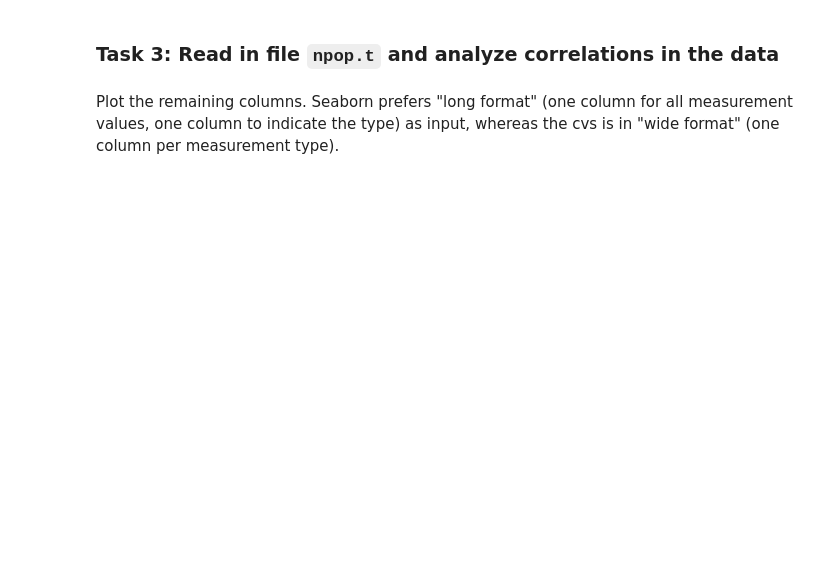
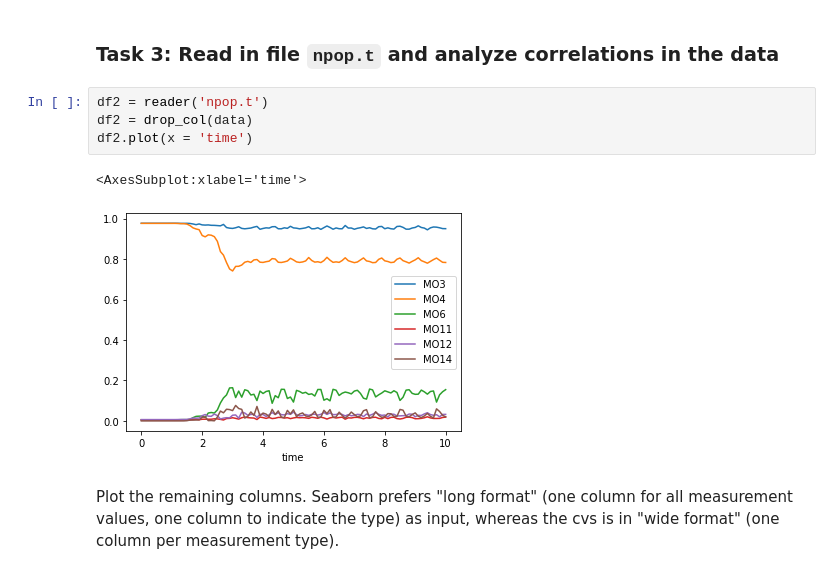
Before and after one commit to bittrine/artdevscisw_team_noone, a Jupyter notebook: unit1/src/notebook_unit1.ipynb, the cells around one changed output. Drawn from its saved outputs; the diff is of its cells as text; blank space fills up the shorter version.

```diff
--- a/unit1/src/notebook_unit1.ipynb
+++ b/unit1/src/notebook_unit1.ipynb
@@ -74,4 +95,11 @@ We can discard the entries norm, \<x>, and \<y> as these are mostly constant.
 # %% [markdown]
 ### Task 3: Read in file `npop.t` and analyze correlations in the data
+# %%
+df2 = reader('npop.t')
+df2 = drop_col(data)
+df2.plot(x = 'time')
+# %% [output]
+<AxesSubplot:xlabel='time'>
+[figure, added]
 # %% [markdown]
 Plot the remaining columns. Seaborn prefers "long format" (one column for all measurement values, one column to indicate the type) as input, whereas the cvs is in "wide format" (one column per measurement type).
```
Also changed, not shown: parts of 10 cells of this notebook, 3 other files.
